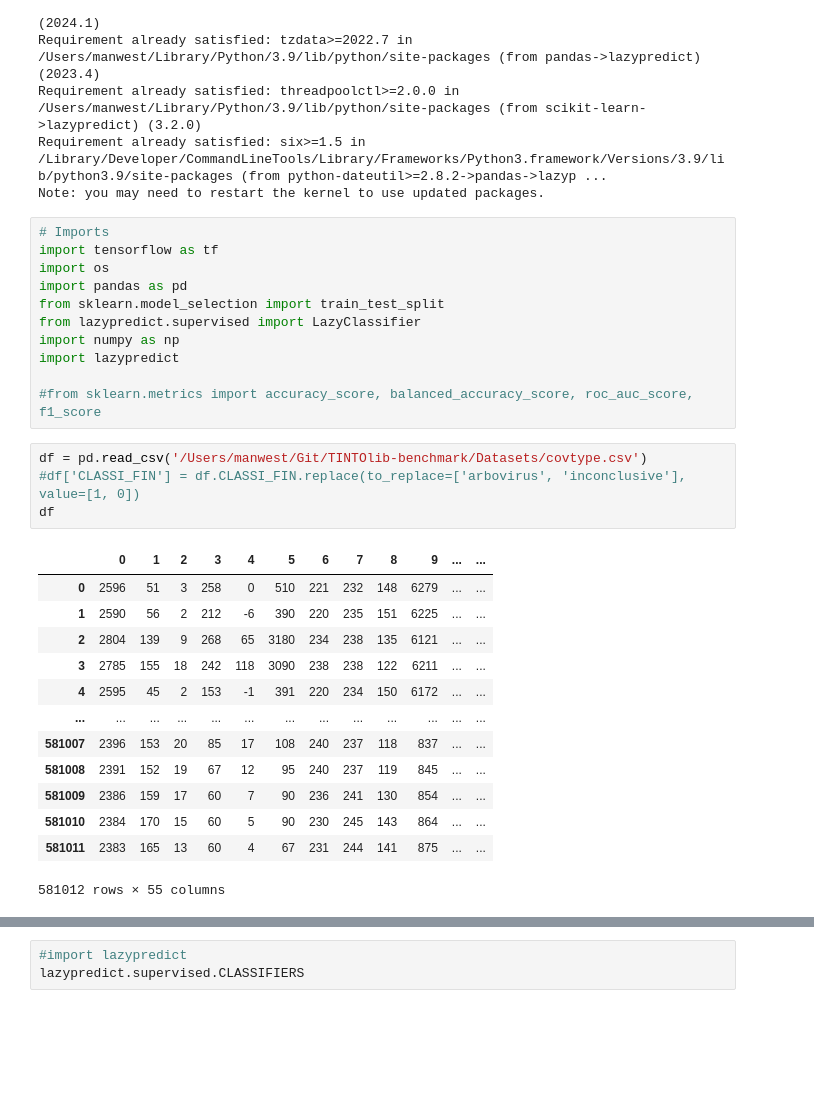
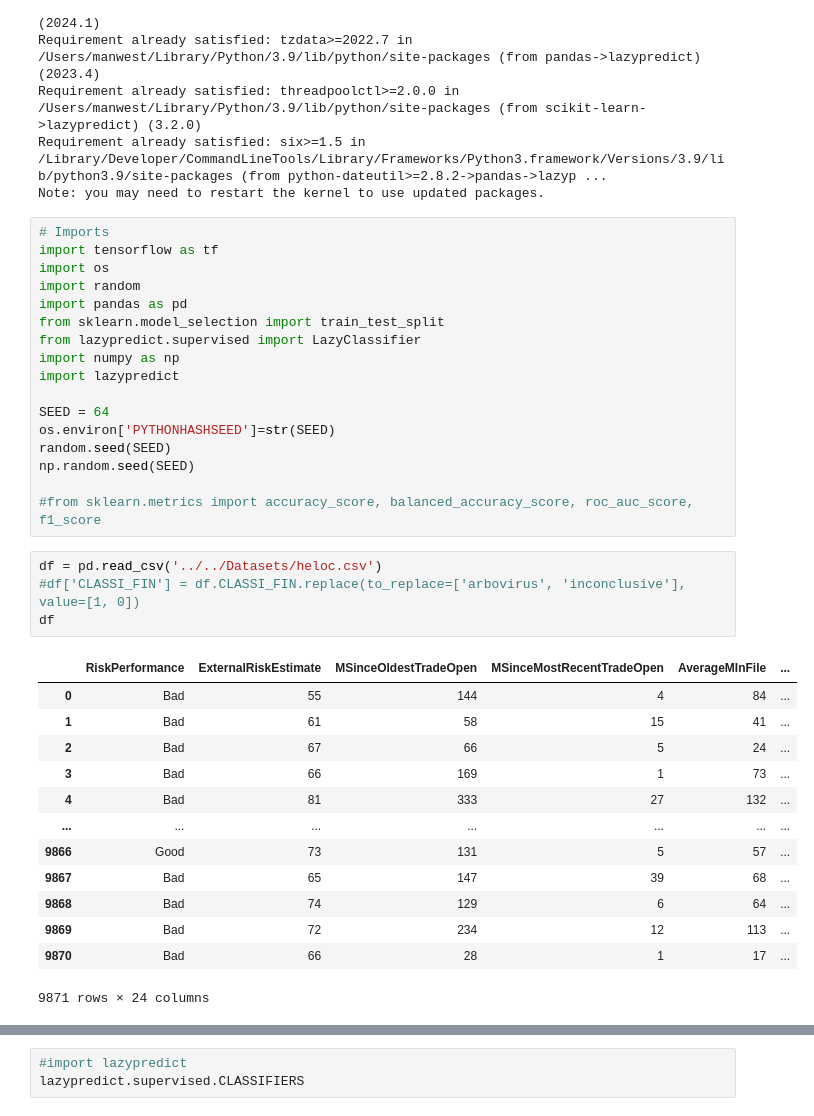
Before and after one commit to manwestc/UPM-MUIA, a Jupyter notebook: Notebooks/0. LazyPredict/LazyPredict_Classification.ipynb, the cells around one changed output, grey strips where cells are left out. Saved outputs shown, nothing was run; the diff lists cells and outputs as text; blank space fills up the shorter version.

```diff
--- a/Notebooks/0. LazyPredict/LazyPredict_Classification.ipynb
+++ b/Notebooks/0. LazyPredict/LazyPredict_Classification.ipynb
@@ -24,31 +24,37 @@ Note: you may need to restart the kernel to use updated packages.
 # Imports
 import tensorflow as tf
 import os
+import random
 import pandas as pd
 from sklearn.model_selection import train_test_split
 from lazypredict.supervised import LazyClassifier
 import numpy as np
 import lazypredict
 
+SEED = 64
+os.environ['PYTHONHASHSEED']=str(SEED)
+random.seed(SEED)
+np.random.seed(SEED)
+
 #from sklearn.metrics import accuracy_score, balanced_accuracy_score, roc_auc_score, f1_score
 # %%
-df = pd.read_csv('/Users/manwest/Git/TINTOlib-benchmark/Datasets/covtype.csv')
+df = pd.read_csv('../../Datasets/heloc.csv')
 #df['CLASSI_FIN'] = df.CLASSI_FIN.replace(to_replace=['arbovirus', 'inconclusive'], value=[1, 0])
 df
 # %% [output]
-|  | 0 | 1 | 2 | 3 | 4 | 5 | 6 | 7 | 8 | 9 | ... | ... |
-| 0 | 2596 | 51 | 3 | 258 | 0 | 510 | 221 | 232 | 148 | 6279 | ... | ... |
-| 1 | 2590 | 56 | 2 | 212 | -6 | 390 | 220 | 235 | 151 | 6225 | ... | ... |
-| 2 | 2804 | 139 | 9 | 268 | 65 | 3180 | 234 | 238 | 135 | 6121 | ... | ... |
-| 3 | 2785 | 155 | 18 | 242 | 118 | 3090 | 238 | 238 | 122 | 6211 | ... | ... |
-| 4 | 2595 | 45 | 2 | 153 | -1 | 391 | 220 | 234 | 150 | 6172 | ... | ... |
-| ... | ... | ... | ... | ... | ... | ... | ... | ... | ... | ... | ... | ... |
-| 581007 | 2396 | 153 | 20 | 85 | 17 | 108 | 240 | 237 | 118 | 837 | ... | ... |
-| 581008 | 2391 | 152 | 19 | 67 | 12 | 95 | 240 | 237 | 119 | 845 | ... | ... |
-| 581009 | 2386 | 159 | 17 | 60 | 7 | 90 | 236 | 241 | 130 | 854 | ... | ... |
-| 581010 | 2384 | 170 | 15 | 60 | 5 | 90 | 230 | 245 | 143 | 864 | ... | ... |
-| 581011 | 2383 | 165 | 13 | 60 | 4 | 67 | 231 | 244 | 141 | 875 | ... | ... |
+|  | RiskPerformance | ExternalRiskEstimate | MSinceOldestTradeOpen | MSinceMostRecentTradeOpen | AverageMInFile | ... |
+| 0 | Bad | 55 | 144 | 4 | 84 | ... |
+| 1 | Bad | 61 | 58 | 15 | 41 | ... |
+| 2 | Bad | 67 | 66 | 5 | 24 | ... |
+| 3 | Bad | 66 | 169 | 1 | 73 | ... |
+| 4 | Bad | 81 | 333 | 27 | 132 | ... |
+| ... | ... | ... | ... | ... | ... | ... |
+| 9866 | Good | 73 | 131 | 5 | 57 | ... |
+| 9867 | Bad | 65 | 147 | 39 | 68 | ... |
+| 9868 | Bad | 74 | 129 | 6 | 64 | ... |
+| 9869 | Bad | 72 | 234 | 12 | 113 | ... |
+| 9870 | Bad | 66 | 28 | 1 | 17 | ... |
-581012 rows × 55 columns
+9871 rows × 24 columns
 # %%
 df
 # %% [output]
```
Also changed, not shown: parts of 12 cells of this notebook, 9 other files.
